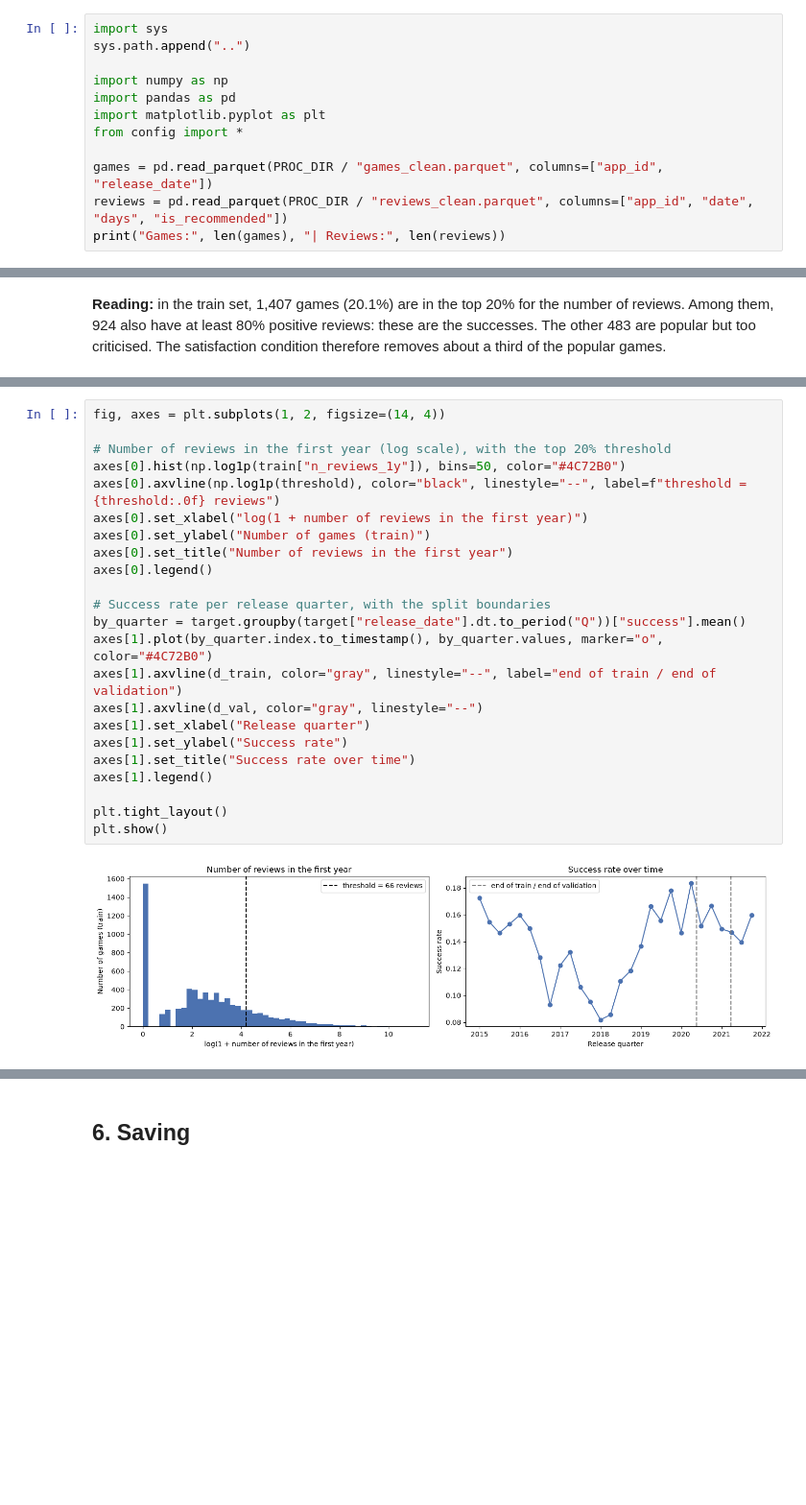
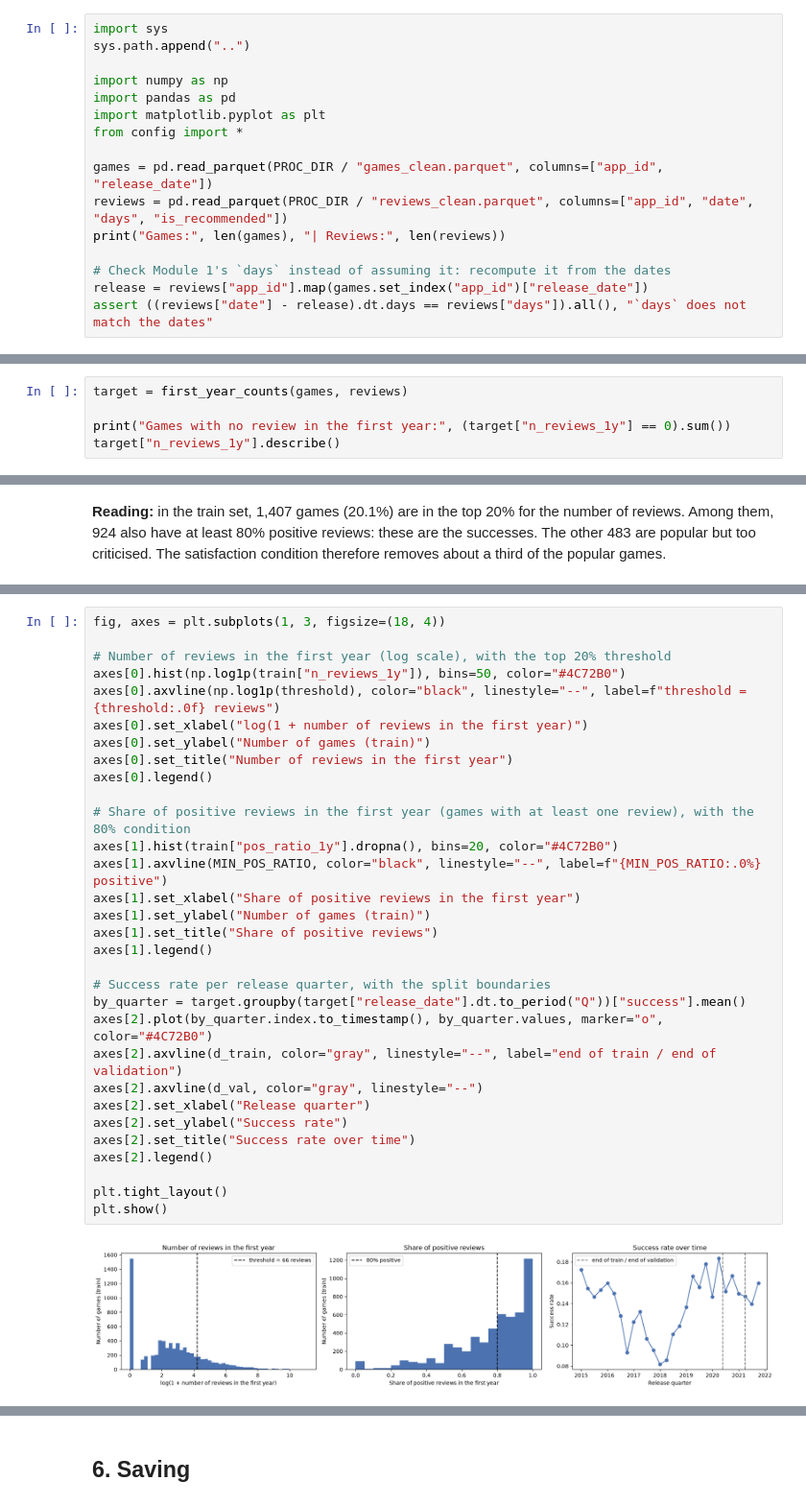
Before and after one commit to KZH-etu/SteamGameIA, a Jupyter notebook: notebooks/02_target_split.ipynb, the cells around one changed output, grey strips where cells are left out. Shown at 96% size. Drawn from its saved outputs; the diff is of its cells as text; blank space fills up the shorter version.

Commit message:
Module 2: Arthur's additions (one-year window toy test, leaky-threshold demo, Wilson CIs, pos_ratio_1y histogram); notebooks 02-04 rerun

```diff
--- a/notebooks/02_target_split.ipynb
+++ b/notebooks/02_target_split.ipynb
@@ -20,6 +20,10 @@ from config import *
 games = pd.read_parquet(PROC_DIR / "games_clean.parquet", columns=["app_id", "release_date"])
 reviews = pd.read_parquet(PROC_DIR / "reviews_clean.parquet", columns=["app_id", "date", "days", "is_recommended"])
 print("Games:", len(games), "| Reviews:", len(reviews))
+
+# Check Module 1's `days` instead of assuming it: recompute it from the dates
+release = reviews["app_id"].map(games.set_index("app_id")["release_date"])
+assert ((reviews["date"] - release).dt.days == reviews["days"]).all(), "`days` does not match the dates"
 # %% [output]
 Games: 10000 | Reviews: 6833248
 # %% [markdown]
@@ -70,0 +84,5 @@ Name: n_reviews_1y, dtype: float64
+# %%
+target = first_year_counts(games, reviews)
+
+print("Games with no review in the first year:", (target["n_reviews_1y"] == 0).sum())
+target["n_reviews_1y"].describe()
@@ -140,28 +196,36 @@ target.groupby("split")["success"].agg(n_games="size", n_successes="sum", rate="
 # %%
-fig, axes = plt.subplots(1, 2, figsize=(14, 4))
+fig, axes = plt.subplots(1, 3, figsize=(18, 4))
 
 # Number of reviews in the first year (log scale), with the top 20% threshold
 axes[0].hist(np.log1p(train["n_reviews_1y"]), bins=50, color="#4C72B0")
 axes[0].axvline(np.log1p(threshold), color="black", linestyle="--", label=f"threshold = {threshold:.0f} reviews")
 axes[0].set_xlabel("log(1 + number of reviews in the first year)")
 axes[0].set_ylabel("Number of games (train)")
 axes[0].set_title("Number of reviews in the first year")
 axes[0].legend()
 
+# Share of positive reviews in the first year (games with at least one review), with the 80% condition
+axes[1].hist(train["pos_ratio_1y"].dropna(), bins=20, color="#4C72B0")
+axes[1].axvline(MIN_POS_RATIO, color="black", linestyle="--", label=f"{MIN_POS_RATIO:.0%} positive")
+axes[1].set_xlabel("Share of positive reviews in the first year")
+axes[1].set_ylabel("Number of games (train)")
+axes[1].set_title("Share of positive reviews")
+axes[1].legend()
+
 # Success rate per release quarter, with the split boundaries
 by_quarter = target.groupby(target["release_date"].dt.to_period("Q"))["success"].mean()
-axes[1].plot(by_quarter.index.to_timestamp(), by_quarter.values, marker="o", color="#4C72B0")
-axes[1].axvline(d_train, color="gray", linestyle="--", label="end of train / end of validation")
-axes[1].axvline(d_val, color="gray", linestyle="--")
-axes[1].set_xlabel("Release quarter")
-axes[1].set_ylabel("Success rate")
-axes[1].set_title("Success rate over time")
-axes[1].legend()
+axes[2].plot(by_quarter.index.to_timestamp(), by_quarter.values, marker="o", color="#4C72B0")
+axes[2].axvline(d_train, color="gray", linestyle="--", label="end of train / end of validation")
+axes[2].axvline(d_val, color="gray", linestyle="--")
+axes[2].set_xlabel("Release quarter")
+axes[2].set_ylabel("Success rate")
+axes[2].set_title("Success rate over time")
+axes[2].legend()
 
 plt.tight_layout()
 plt.show()
 # %% [output]
-[figure, old version]
+[figure, new version]
 # %% [markdown]
 **Reading:**
 - **Imbalanced classes:** about 1 game out of 7 is a success (13.2% in the train set). Accuracy is therefore misleading: a model that always answers "failure" would get about 87% accuracy on the train set. The main metric is the PR-AUC, and Module 4 uses `class_weight="balanced"`.
```
Also changed, not shown: parts of 12 cells of this notebook, 3 other files.
